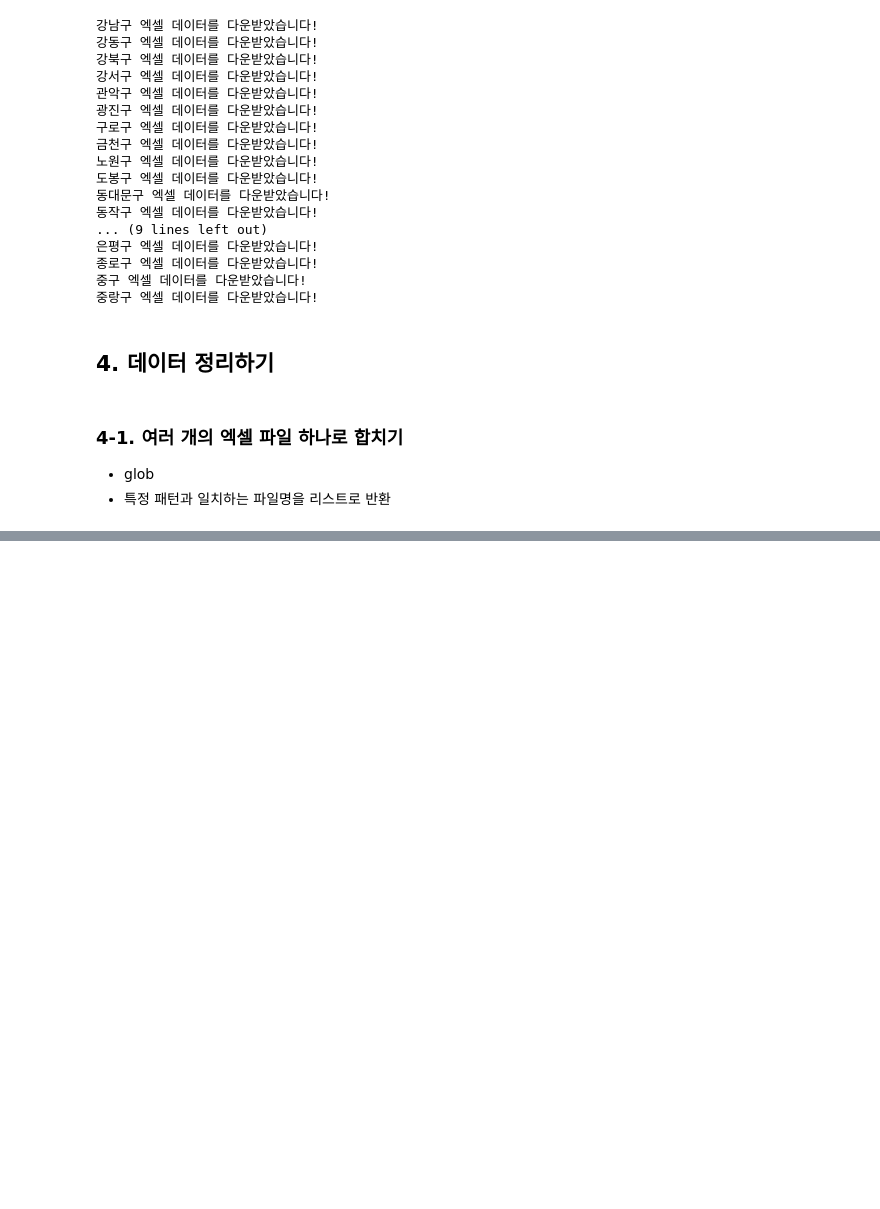
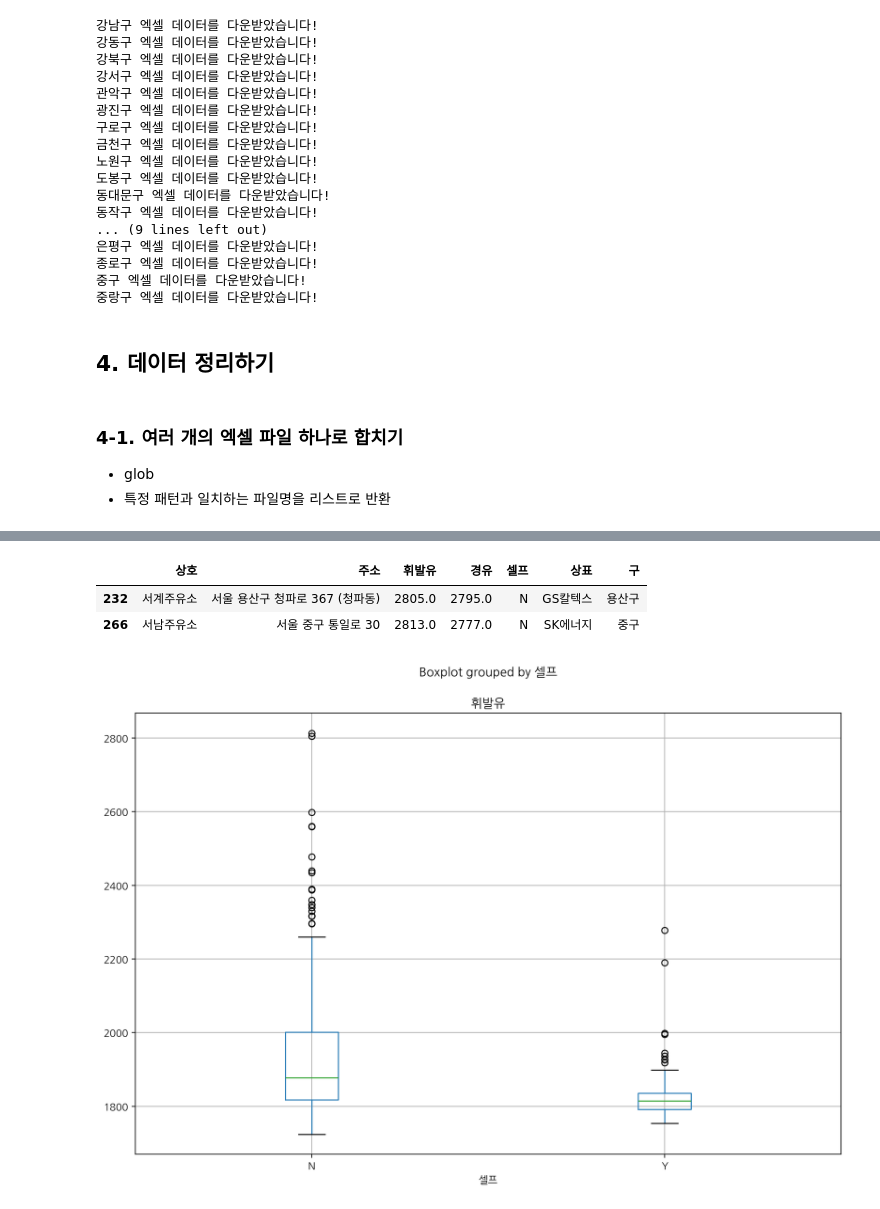
Before and after one commit to OhByungJik1222/Zerobase, a Jupyter notebook: Python 데이터 분석/08. 서울시 주유소 유가 분석.ipynb, the cells around one changed output, grey strips where cells are left out. Saved outputs shown, nothing was run; the diff lists cells and outputs as text; code cells hidden in the pictures; blank space fills up the shorter version.

```diff
--- a/Python 데이터 분석/08. 서울시 주유소 유가 분석.ipynb
+++ b/Python 데이터 분석/08. 서울시 주유소 유가 분석.ipynb
@@ -262,0 +375,4 @@ driver.quit()
+# %%
+# 구 컬럼 추가
+stations['구'] = station_gu_list
+stations.head()
@@ -262,0 +405,5 @@ driver.quit()
+# %%
+# 가격 정보가 있는 주유소만 사용
+stations = stations[stations['휘발유'] != '-']
+stations = stations[stations['경유'] != '-']
+stations.info()
@@ -262,0 +425,4 @@ driver.quit()
+# %%
+stations['휘발유'] = stations['휘발유'].astype(float)
+stations['경유'] = stations['경유'].astype(float)
+stations.info()
@@ -262,0 +444,4 @@ driver.quit()
+# %%
+# 인덱스 재정렬
+stations.reset_index(drop=True, inplace=True)
+stations.info()
@@ -262,0 +471,12 @@ driver.quit()
+# %%
+stations[stations['휘발유'] > 2700]
+# %% [output]
+|  | 상호 | 주소 | 휘발유 | 경유 | 셀프 | 상표 | 구 |
+| 232 | 서계주유소 | 서울 용산구 청파로 367 (청파동) | 2805.0 | 2795.0 | N | GS칼텍스 | 용산구 |
+| 266 | 서남주유소 | 서울 중구 통일로 30 | 2813.0 | 2777.0 | N | SK에너지 | 중구 |
+# %%
+# Boxplot - Pandas
+stations.boxplot(column='휘발유', by='셀프', figsize=(12, 8))
+plt.show()
+# %% [output]
+[figure, added]
```
Also changed, not shown: parts of 30 cells of this notebook, 1 other file.
